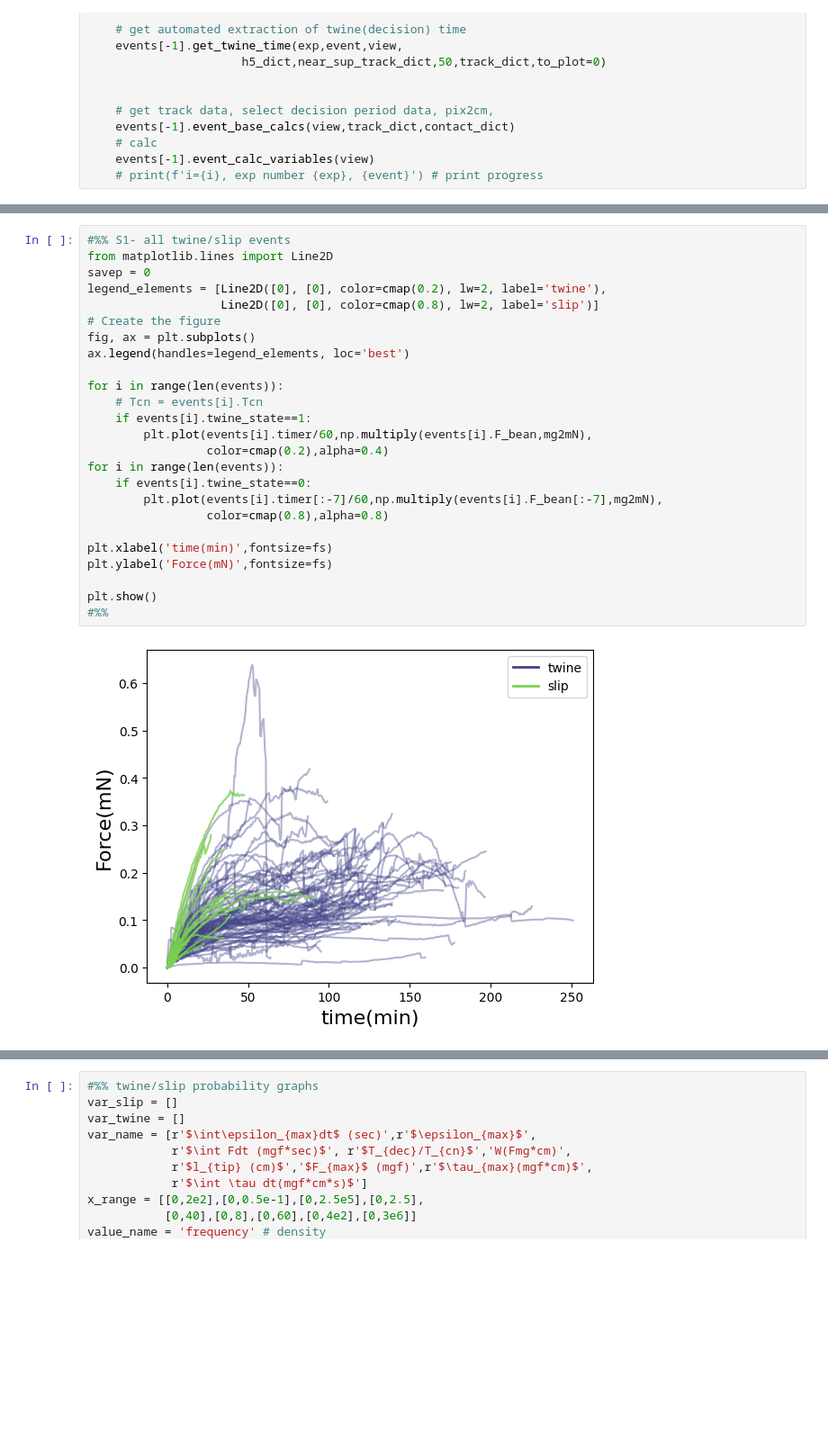
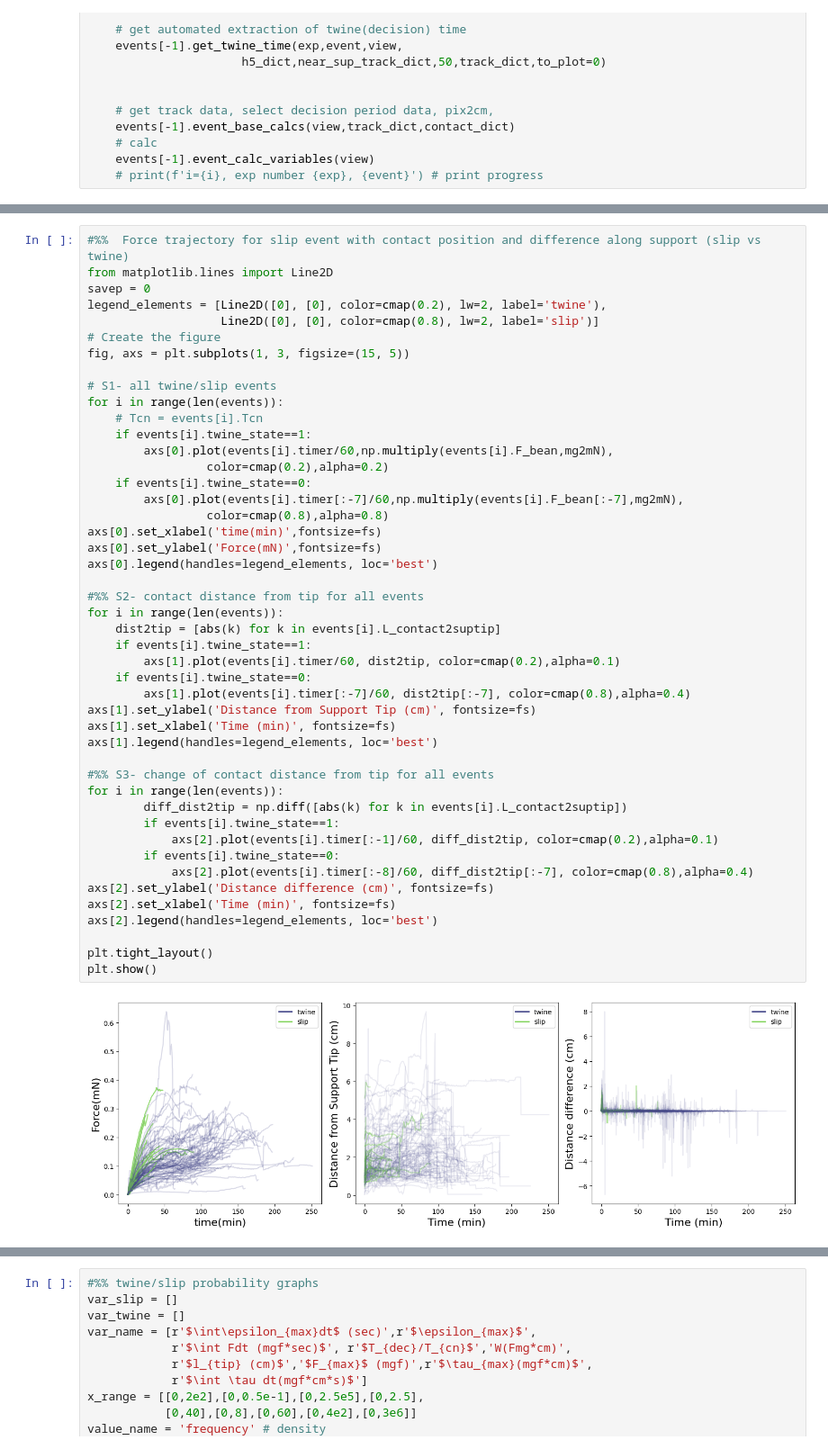
Before and after one commit to amirohad/Repo_article0, a Jupyter notebook: article0_notebook.ipynb, the cells around one changed output, grey strips where cells are left out. Shown at 90% size. Drawn from its saved outputs; the diff is of its cells as text; blank space fills up the shorter version.

```diff
--- a/article0_notebook.ipynb
+++ b/article0_notebook.ipynb
@@ -251,27 +305,48 @@ NameError: name 'xyz' is not defined
 # %%
-#%% S1- all twine/slip events
+#%%  Force trajectory for slip event with contact position and difference along support (slip vs twine)
 from matplotlib.lines import Line2D
 savep = 0
 legend_elements = [Line2D([0], [0], color=cmap(0.2), lw=2, label='twine'),
                    Line2D([0], [0], color=cmap(0.8), lw=2, label='slip')]
 # Create the figure
-fig, ax = plt.subplots()
-ax.legend(handles=legend_elements, loc='best')
+fig, axs = plt.subplots(1, 3, figsize=(15, 5))
 
+# S1- all twine/slip events
 for i in range(len(events)):
     # Tcn = events[i].Tcn
     if events[i].twine_state==1:
-        plt.plot(events[i].timer/60,np.multiply(events[i].F_bean,mg2mN),
-                 color=cmap(0.2),alpha=0.4)
+        axs[0].plot(events[i].timer/60,np.multiply(events[i].F_bean,mg2mN),
+                 color=cmap(0.2),alpha=0.2)
+    if events[i].twine_state==0:
+        axs[0].plot(events[i].timer[:-7]/60,np.multiply(events[i].F_bean[:-7],mg2mN),
+                 color=cmap(0.8),alpha=0.8)
+axs[0].set_xlabel('time(min)',fontsize=fs)
+axs[0].set_ylabel('Force(mN)',fontsize=fs)
+axs[0].legend(handles=legend_elements, loc='best')
+
+#%% S2- contact distance from tip for all events
 for i in range(len(events)):
+    dist2tip = [abs(k) for k in events[i].L_contact2suptip]
+    if events[i].twine_state==1:
+        axs[1].plot(events[i].timer/60, dist2tip, color=cmap(0.2),alpha=0.1)
     if events[i].twine_state==0:
-        plt.plot(events[i].timer[:-7]/60,np.multiply(events[i].F_bean[:-7],mg2mN),
-                 color=cmap(0.8),alpha=0.8)
+        axs[1].plot(events[i].timer[:-7]/60, dist2tip[:-7], color=cmap(0.8),alpha=0.4)
+axs[1].set_ylabel('Distance from Support Tip (cm)', fontsize=fs)
+axs[1].set_xlabel('Time (min)', fontsize=fs)
+axs[1].legend(handles=legend_elements, loc='best')
 
-plt.xlabel('time(min)',fontsize=fs)
-plt.ylabel('Force(mN)',fontsize=fs)
+#%% S3- change of contact distance from tip for all events
+for i in range(len(events)):
+        diff_dist2tip = np.diff([abs(k) for k in events[i].L_contact2suptip])
+        if events[i].twine_state==1:
+            axs[2].plot(events[i].timer[:-1]/60, diff_dist2tip, color=cmap(0.2),alpha=0.1)
+        if events[i].twine_state==0:
+            axs[2].plot(events[i].timer[:-8]/60, diff_dist2tip[:-7], color=cmap(0.8),alpha=0.4)
+axs[2].set_ylabel('Distance difference (cm)', fontsize=fs)
+axs[2].set_xlabel('Time (min)', fontsize=fs)
+axs[2].legend(handles=legend_elements, loc='best')
 
+plt.tight_layout()
 plt.show()
-#%%
 # %% [output]
-[figure, old version]
+[figure, new version]
```
Also changed, not shown: parts of 13 cells of this notebook, 6 other files.
